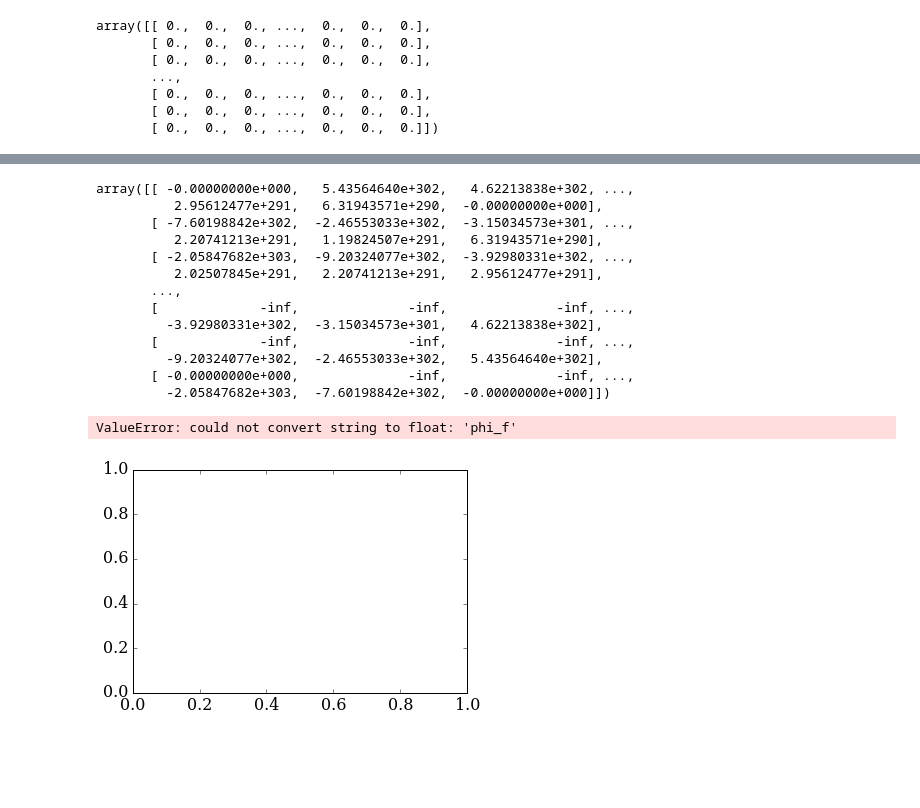
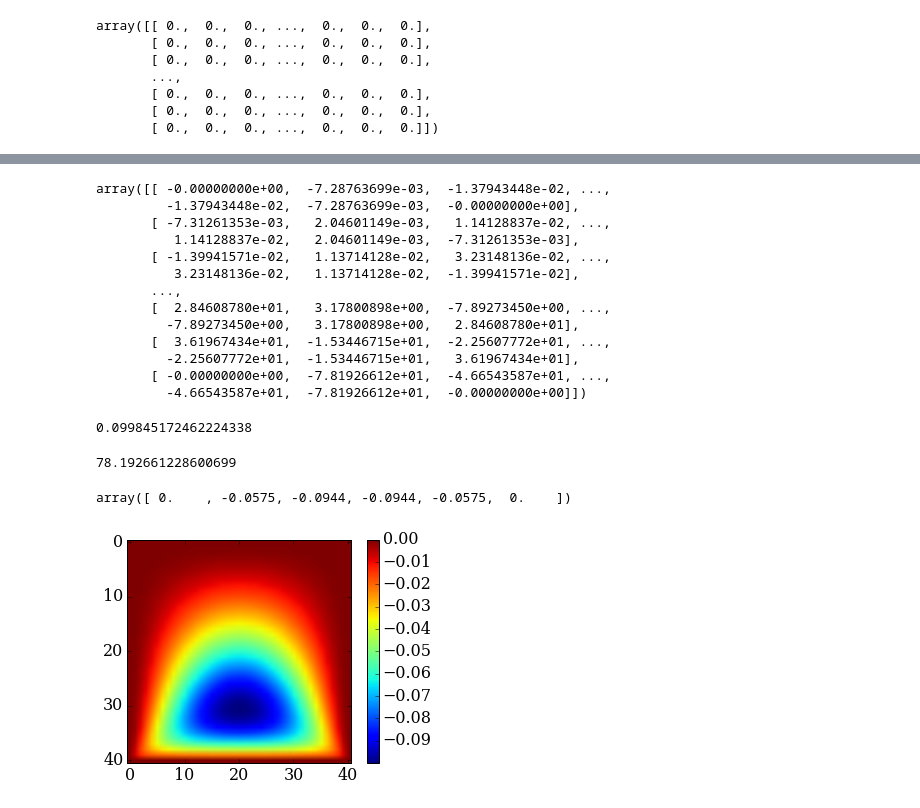
Before and after one commit to DavidZHANG9210/MAE6286, a Jupyter notebook: Module 5 homework.ipynb, the cells around one changed output, grey strips where cells are left out. Cells and saved outputs as stored; diff of their text form; code cells hidden in the pictures; blank space fills up the shorter version.

Commit message:
changed the BC problem of phi and plot the figure

```diff
--- a/Module 5 homework.ipynb
+++ b/Module 5 homework.ipynb
@@ -47,8 +51,9 @@ def stokesflow(phi, w, l1_target):
 
     l1_errorphi = 1
     l1_errorw = 1
-    phin = numpy.empty_like(phi)
-    wn = numpy.empty_like(w)
+
+    phin = numpy.zeros_like(phi)
+    wn = numpy.zeros_like(w)
 
     while l1_errorphi > l1_target or l1_errorw > l1_target:
 
@@ -69,23 +74,21 @@ def stokesflow(phi, w, l1_target):
 
         wn = w.copy()
 
-        w[1:-1,1:-1] = .25 * (wn[1:-1,2:] + wn[1:-1, :-2] \
-                       + wn[2:, 1:-1] + wn[:-2, 1:-1])
+        w[1:-1,1:-1] = .25 * (wn[1:-1,2:] + wn[1:-1, :-2] + wn[2:, 1:-1] + wn[:-2, 1:-1])
         # boundary condition
+
         #upper boundary
-        w[0, :] = (-1/(2*dy**2))*(8*phi[1, :] - phi[2, :])\
-                  - 3*1.0/dy
-        #right boundary
-        w[:, -1] = (-1/(2*dx**2))*(8*phi[:, -2] - phi[:, -3])\
-                  - 3*0.0/dy
+        w[-1, :] = (-1/(2*dy**2))*(8*phi[-2, :] - phi[-3, :]) - 3*1.0/dy
 
         #bottom boundary
-        w[-1, :] = (-1/dy**2)*(4*phi[-1, :] - 2*phi[-3, :]-\
-                    2*phi[-2, :]) - 6*0.0/dy
+        w[0, :] = (-1/(2*dy**2))*(8*phi[1, :] - phi[2, :])
 
         #left boundary
-        w[:, 0] = (-1/dx**2)*(4*phi[:, 0] - 2*phi[:, 1]-\
-                    2*phi[:, 2]) - 6*0.0/dy
+        w[:, 0] = (-1/(2*dx**2))*(8*phi[:, 1] - phi[:, 2])
+
+        #right boundary
+        w[:, -1] = (-1/(2*dx**2))*(8*phi[:, -2] - phi[:, -3])
+
 
         l1_errorw = l1norm(w, wn)
     return phi, w
@@ -110,26 +113,37 @@ array([[  0.00000000e+000,   0.00000000e+000,   0.00000000e+000, ...,
 # %%
 w_f
 # %% [output]
-array([[ -0.00000000e+000,   5.43564640e+302,   4.62213838e+302, ...,
-          2.95612477e+291,   6.31943571e+290,  -0.00000000e+000],
-       [ -7.60198842e+302,  -2.46553033e+302,  -3.15034573e+301, ...,
-          2.20741213e+291,   1.19824507e+291,   6.31943571e+290],
-       [ -2.05847682e+303,  -9.20324077e+302,  -3.92980331e+302, ...,
-          2.02507845e+291,   2.20741213e+291,   2.95612477e+291],
+array([[ -0.00000000e+00,  -7.28763699e-03,  -1.37943448e-02, ...,
+         -1.37943448e-02,  -7.28763699e-03,  -0.00000000e+00],
+       [ -7.31261353e-03,   2.04601149e-03,   1.14128837e-02, ...,
+          1.14128837e-02,   2.04601149e-03,  -7.31261353e-03],
+       [ -1.39941571e-02,   1.13714128e-02,   3.23148136e-02, ...,
+          3.23148136e-02,   1.13714128e-02,  -1.39941571e-02],
        ...,
-       [             -inf,              -inf,              -inf, ...,
-         -3.92980331e+302,  -3.15034573e+301,   4.62213838e+302],
-       [             -inf,              -inf,              -inf, ...,
-         -9.20324077e+302,  -2.46553033e+302,   5.43564640e+302],
-       [ -0.00000000e+000,              -inf,              -inf, ...,
-         -2.05847682e+303,  -7.60198842e+302,  -0.00000000e+000]])
+       [  2.84608780e+01,   3.17800898e+00,  -7.89273450e+00, ...,
+         -7.89273450e+00,   3.17800898e+00,   2.84608780e+01],
+       [  3.61967434e+01,  -1.53446715e+01,  -2.25607772e+01, ...,
+         -2.25607772e+01,  -1.53446715e+01,   3.61967434e+01],
+       [ -0.00000000e+00,  -7.81926612e+01,  -4.66543587e+01, ...,
+         -4.66543587e+01,  -7.81926612e+01,  -0.00000000e+00]])
+# %%
+numpy.max(abs(phi_f))
+# %% [output]
+0.099845172462224338
+# %%
+numpy.max(abs(w_f))
+# %% [output]
+78.192661228600699
+# %%
+numpy.round(phi[32, ::8], 4)
+# %% [output]
+array([ 0.    , -0.0575, -0.0944, -0.0944, -0.0575,  0.    ])
 # %%
 fig = pyplot.figure()
 ax = fig.add_subplot(1,1,1)
-ax.set_aspect('phi_f')
-pyplot.imshow(phi)
+ax.set_aspect('equal')
+pyplot.imshow(phi_f)
 pyplot.colorbar()
 pyplot.show()
 # %% [output]
-ValueError: could not convert string to float: 'phi_f'
-[figure, old version]
+[figure, new version]
```
Also changed, not shown: parts of 5 cells of this notebook.
